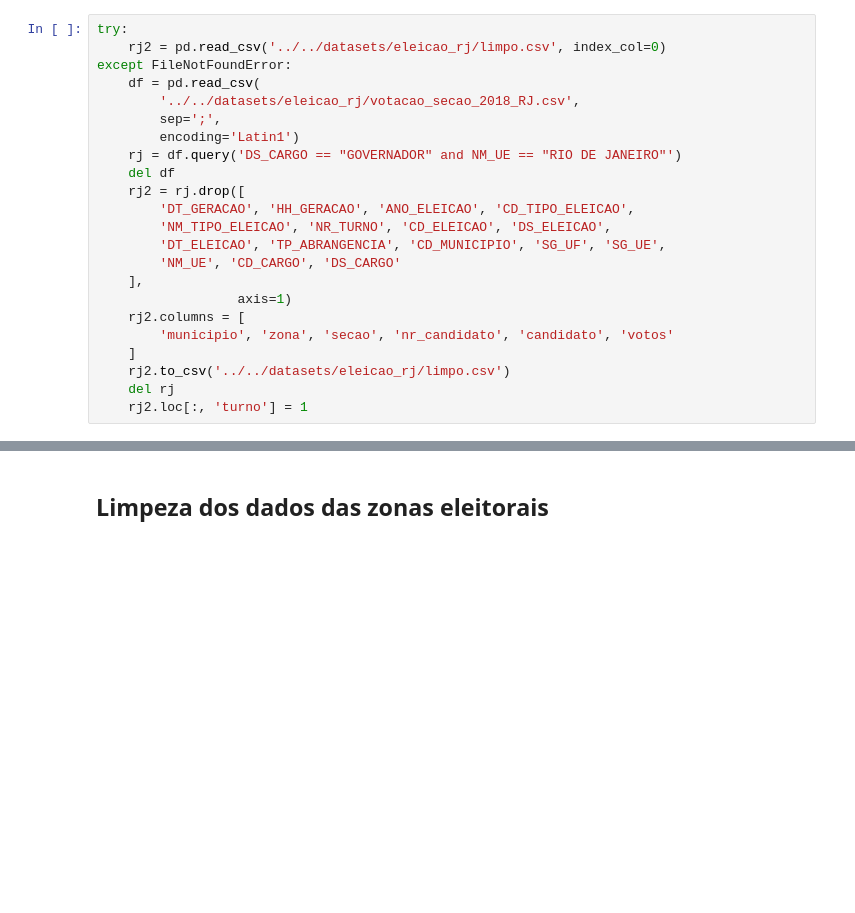
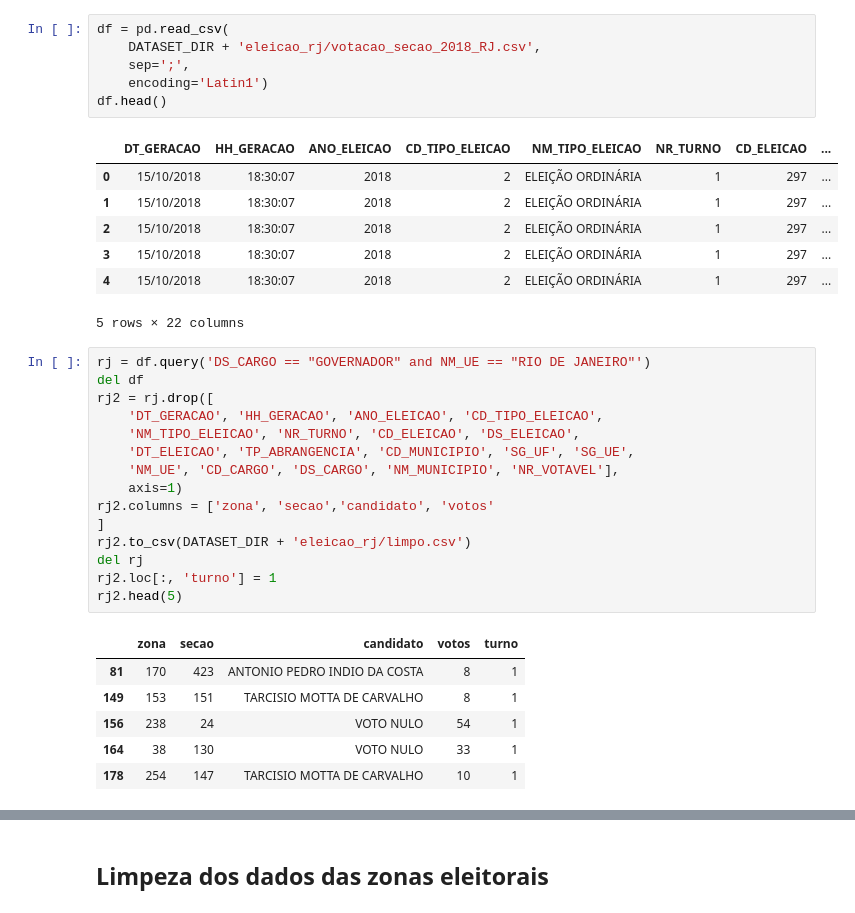
Before and after one commit to gianimpronta/eleicoes2018, a Jupyter notebook: eleicoes.ipynb, the cells around one changed output, grey strips where cells are left out. Saved outputs shown, nothing was run; the diff lists cells and outputs as text; blank space fills up the shorter version.

```diff
--- a/eleicoes.ipynb
+++ b/eleicoes.ipynb
@@ -10,23 +32,36 @@ import requests
+# %%
+df = pd.read_csv(
+    DATASET_DIR + 'eleicao_rj/votacao_secao_2018_RJ.csv',
+    sep=';',
+    encoding='Latin1')
+df.head()
+# %% [output]
+|  | DT_GERACAO | HH_GERACAO | ANO_ELEICAO | CD_TIPO_ELEICAO | NM_TIPO_ELEICAO | NR_TURNO | CD_ELEICAO | ... |
+| 0 | 15/10/2018 | 18:30:07 | 2018 | 2 | ELEIÇÃO ORDINÁRIA | 1 | 297 | ... |
+| 1 | 15/10/2018 | 18:30:07 | 2018 | 2 | ELEIÇÃO ORDINÁRIA | 1 | 297 | ... |
+| 2 | 15/10/2018 | 18:30:07 | 2018 | 2 | ELEIÇÃO ORDINÁRIA | 1 | 297 | ... |
+| 3 | 15/10/2018 | 18:30:07 | 2018 | 2 | ELEIÇÃO ORDINÁRIA | 1 | 297 | ... |
+| 4 | 15/10/2018 | 18:30:07 | 2018 | 2 | ELEIÇÃO ORDINÁRIA | 1 | 297 | ... |
+5 rows × 22 columns
 # %%
-try:
-    rj2 = pd.read_csv('../../datasets/eleicao_rj/limpo.csv', index_col=0)
-except FileNotFoundError:
-    df = pd.read_csv(
-        '../../datasets/eleicao_rj/votacao_secao_2018_RJ.csv',
-        sep=';',
-        encoding='Latin1')
-    rj = df.query('DS_CARGO == "GOVERNADOR" and NM_UE == "RIO DE JANEIRO"')
-    del df
-    rj2 = rj.drop([
-        'DT_GERACAO', 'HH_GERACAO', 'ANO_ELEICAO', 'CD_TIPO_ELEICAO',
-        'NM_TIPO_ELEICAO', 'NR_TURNO', 'CD_ELEICAO', 'DS_ELEICAO',
-        'DT_ELEICAO', 'TP_ABRANGENCIA', 'CD_MUNICIPIO', 'SG_UF', 'SG_UE',
-        'NM_UE', 'CD_CARGO', 'DS_CARGO'
-    ],
-                  axis=1)
-    rj2.columns = [
-        'municipio', 'zona', 'secao', 'nr_candidato', 'candidato', 'votos'
-    ]
-    rj2.to_csv('../../datasets/eleicao_rj/limpo.csv')
-    del rj
-    rj2.loc[:, 'turno'] = 1
+rj = df.query('DS_CARGO == "GOVERNADOR" and NM_UE == "RIO DE JANEIRO"')
+del df
+rj2 = rj.drop([
+    'DT_GERACAO', 'HH_GERACAO', 'ANO_ELEICAO', 'CD_TIPO_ELEICAO',
+    'NM_TIPO_ELEICAO', 'NR_TURNO', 'CD_ELEICAO', 'DS_ELEICAO',
+    'DT_ELEICAO', 'TP_ABRANGENCIA', 'CD_MUNICIPIO', 'SG_UF', 'SG_UE',
+    'NM_UE', 'CD_CARGO', 'DS_CARGO', 'NM_MUNICIPIO', 'NR_VOTAVEL'],
+    axis=1)
+rj2.columns = ['zona', 'secao','candidato', 'votos'
+]
+rj2.to_csv(DATASET_DIR + 'eleicao_rj/limpo.csv')
+del rj
+rj2.loc[:, 'turno'] = 1
+rj2.head(5)
+# %% [output]
+|  | zona | secao | candidato | votos | turno |
+| 81 | 170 | 423 | ANTONIO PEDRO INDIO DA COSTA | 8 | 1 |
+| 149 | 153 | 151 | TARCISIO MOTTA DE CARVALHO | 8 | 1 |
+| 156 | 238 | 24 | VOTO NULO | 54 | 1 |
+| 164 | 38 | 130 | VOTO NULO | 33 | 1 |
+| 178 | 254 | 147 | TARCISIO MOTTA DE CARVALHO | 10 | 1 |
```
Also changed, not shown: parts of 23 cells of this notebook, 1 other file.
